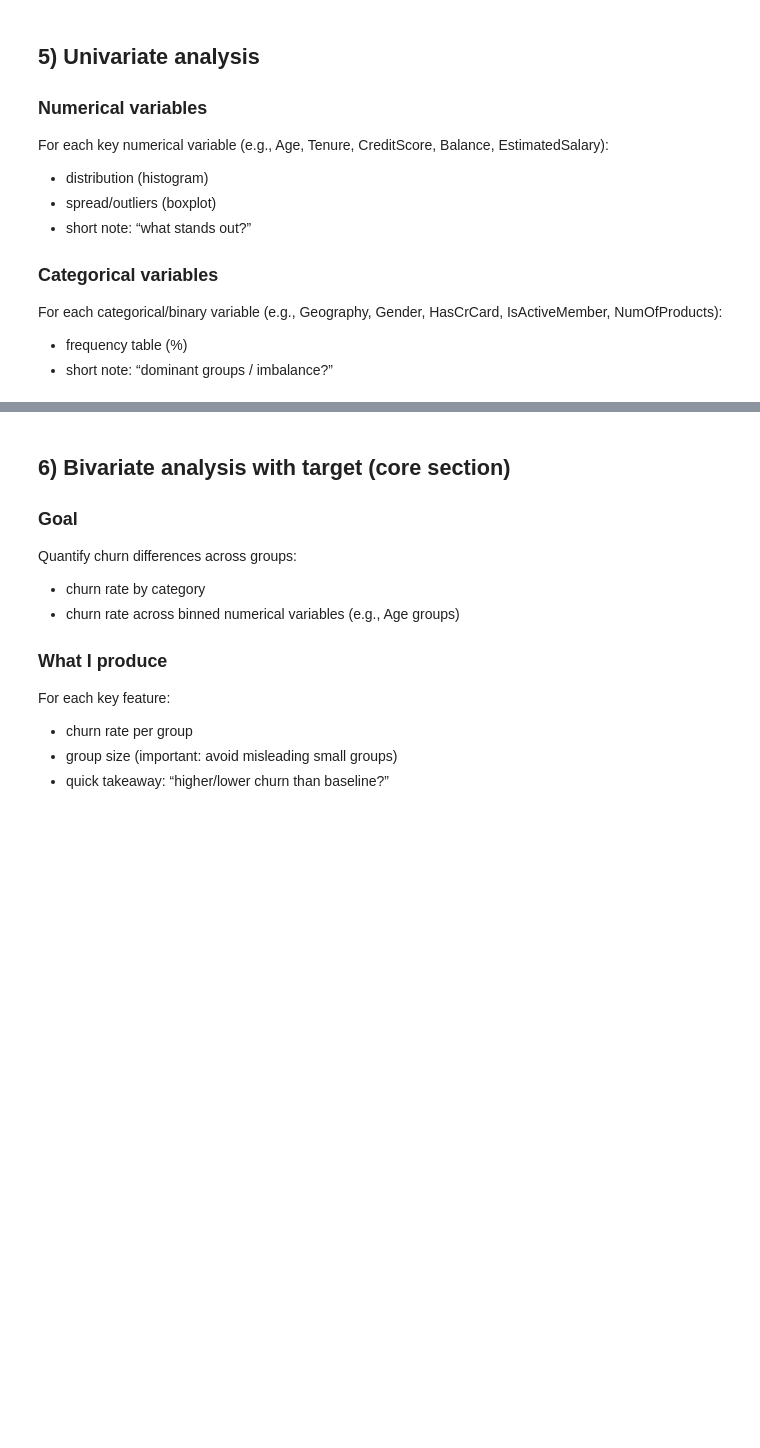
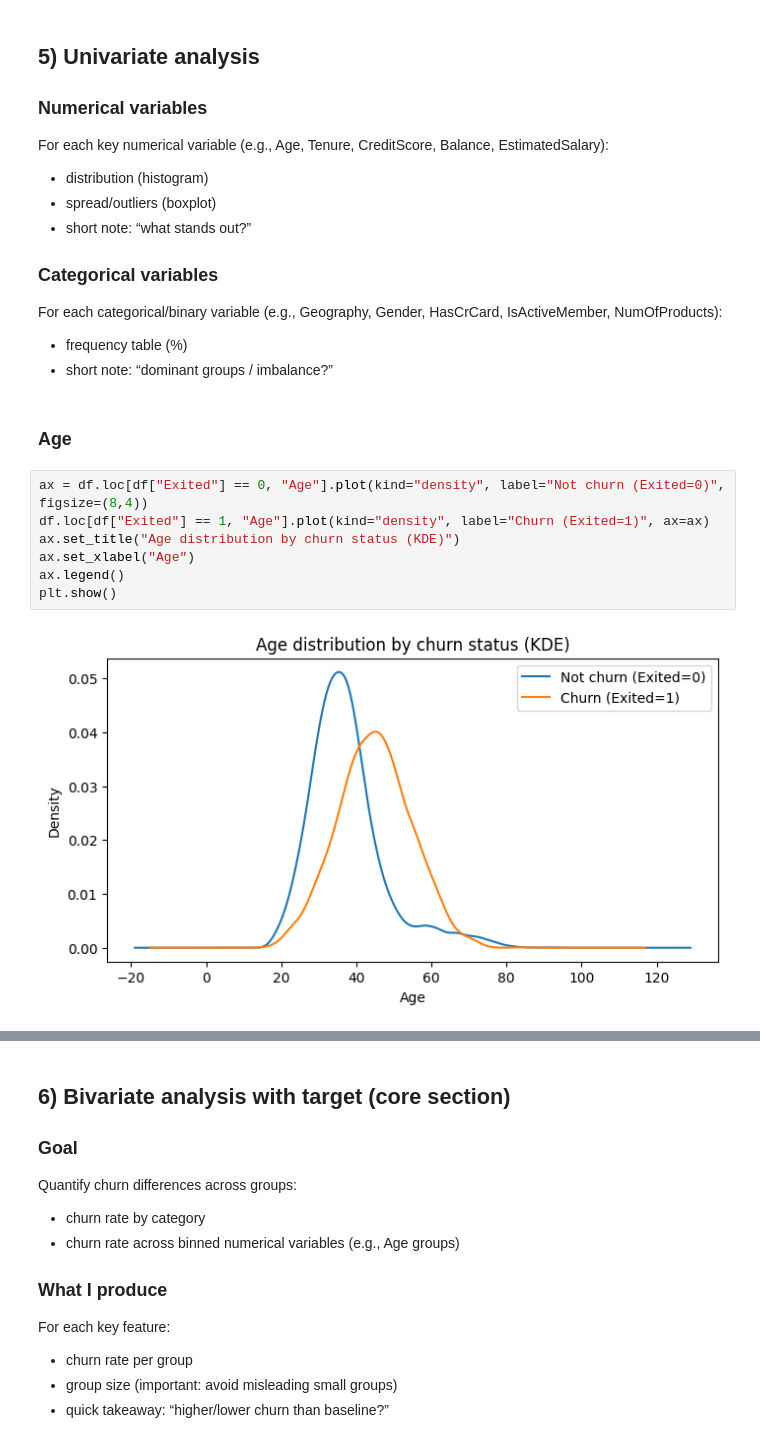
Before and after one commit to lost-95/customer-churn-banking, a Jupyter notebook: notebooks/customerChurnPredictionEda.ipynb, the cells around one changed output, grey strips where cells are left out. Drawn from its saved outputs; the diff is of its cells as text; blank space fills up the shorter version.

Commit message:
age and age bands distribution and histograms

```diff
--- a/notebooks/customerChurnPredictionEda.ipynb
+++ b/notebooks/customerChurnPredictionEda.ipynb
@@ -259,3 +259,14 @@ For each key numerical variable (e.g., Age, Tenure, CreditScore, Balance, Estima
 For each categorical/binary variable (e.g., Geography, Gender, HasCrCard, IsActiveMember, NumOfProducts):
 - frequency table (%)
 - short note: “dominant groups / imbalance?”
+# %% [markdown]
+### Age
+# %%
+ax = df.loc[df["Exited"] == 0, "Age"].plot(kind="density", label="Not churn (Exited=0)", figsize=(8,4))
+df.loc[df["Exited"] == 1, "Age"].plot(kind="density", label="Churn (Exited=1)", ax=ax)
+ax.set_title("Age distribution by churn status (KDE)")
+ax.set_xlabel("Age")
+ax.legend()
+plt.show()
+# %% [output]
+[figure, added]
```
Also changed, not shown: parts of 7 cells of this notebook.
